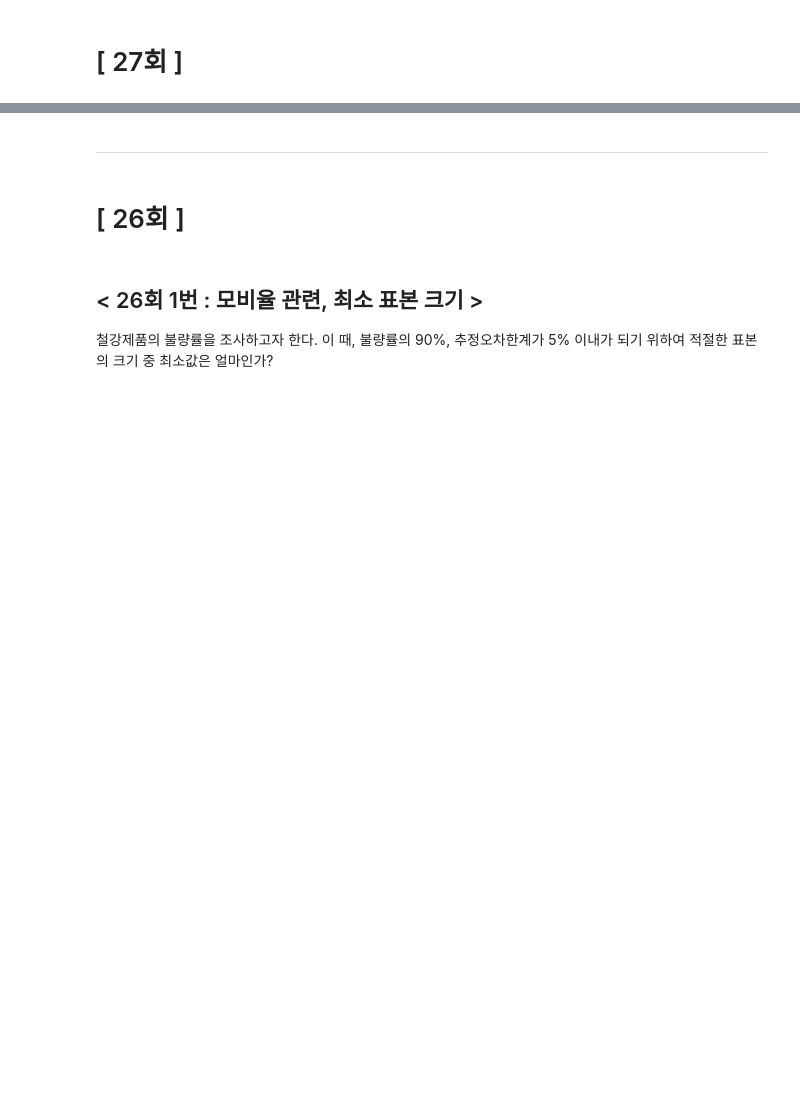
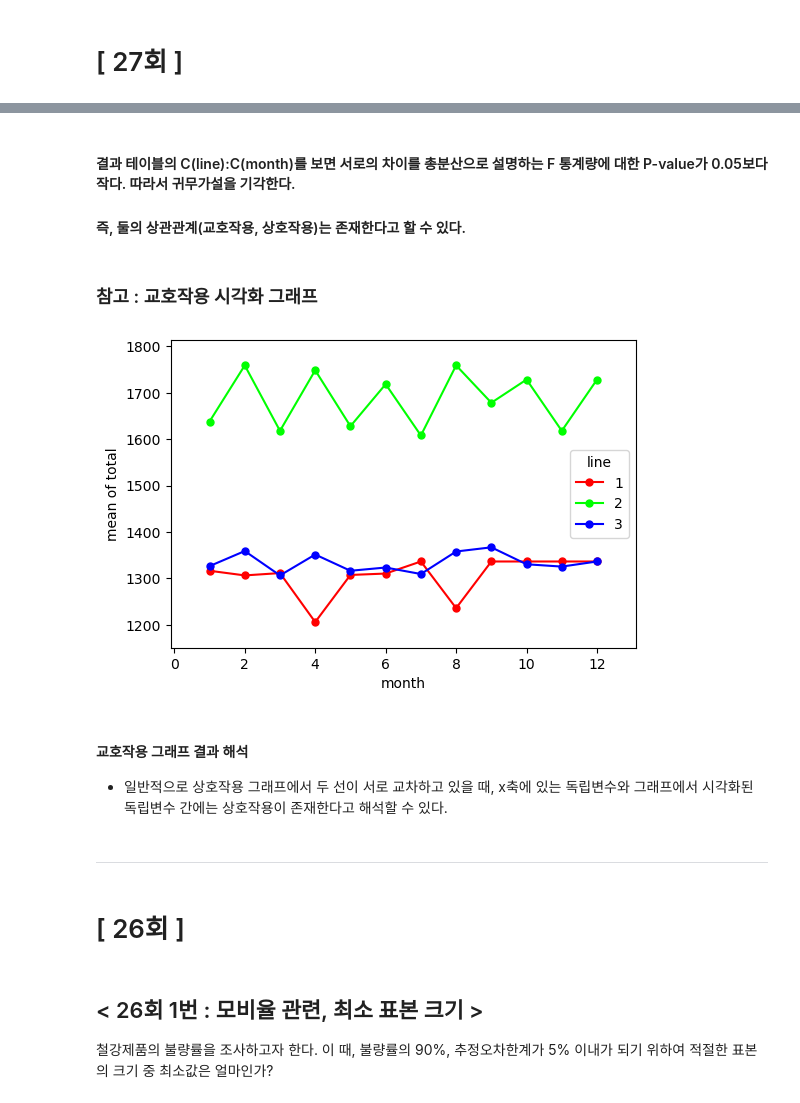
Before and after one commit to Minju-nimm/ADP, a Jupyter notebook: 기출/ADP_통계기출_28_25.ipynb, the cells around one changed output, grey strips where cells are left out. Cells and saved outputs as stored; diff of their text form; code cells hidden in the pictures; blank space fills up the shorter version.

```diff
--- a/기출/ADP_통계기출_28_25.ipynb
+++ b/기출/ADP_통계기출_28_25.ipynb
@@ -15,0 +215,4 @@ warnings.filterwarnings("ignore")
+# %%
+import pandas as pd
+df_subway = pd.read_csv('https://github.com/johyunkang/adp_certificate/files/10883822/subway.csv')
+df_subway.head()
@@ -16,3 +347,26 @@ warnings.filterwarnings("ignore")
+# %% [markdown]
+#### 결과 테이블의 C(line):C(month)를 보면 서로의 차이를 총분산으로 설명하는 F 통계량에 대한 P-value가 0.05보다 작다. 따라서 귀무가설을 기각한다.
+
+#### 즉, 둘의 상관관계(교호작용, 상호작용)는 존재한다고 할 수 있다.
+# %% [markdown]
+### 참고 : 교호작용 시각화 그래프
+# %%
+# 독립변수 cyl,am와 종속변수 mpg을 Series로 변경
+
+total = df_subway["total"]
+line = df_subway["line"]
+month = df_subway["month"]
+# %%
+from statsmodels.graphics.factorplots import interaction_plot
+import matplotlib.pyplot as plt
+
+fig, ax = plt.subplots(figsize=(6, 4))
+fig = interaction_plot(month,line, total,ms=10, ax=ax)
+# %% [output]
+[figure, added]
+# %% [markdown]
+#### 교호작용 그래프 결과 해석
+- 일반적으로 상호작용 그래프에서 두 선이 서로 교차하고 있을 때, x축에 있는 독립변수와 그래프에서 시각화된 독립변수 간에는 상호작용이 존재한다고 해석할 수 있다.
 # %% [markdown]
 ---
 # %% [markdown]
```
Also changed, not shown: parts of 49 cells of this notebook, 1 other file.
